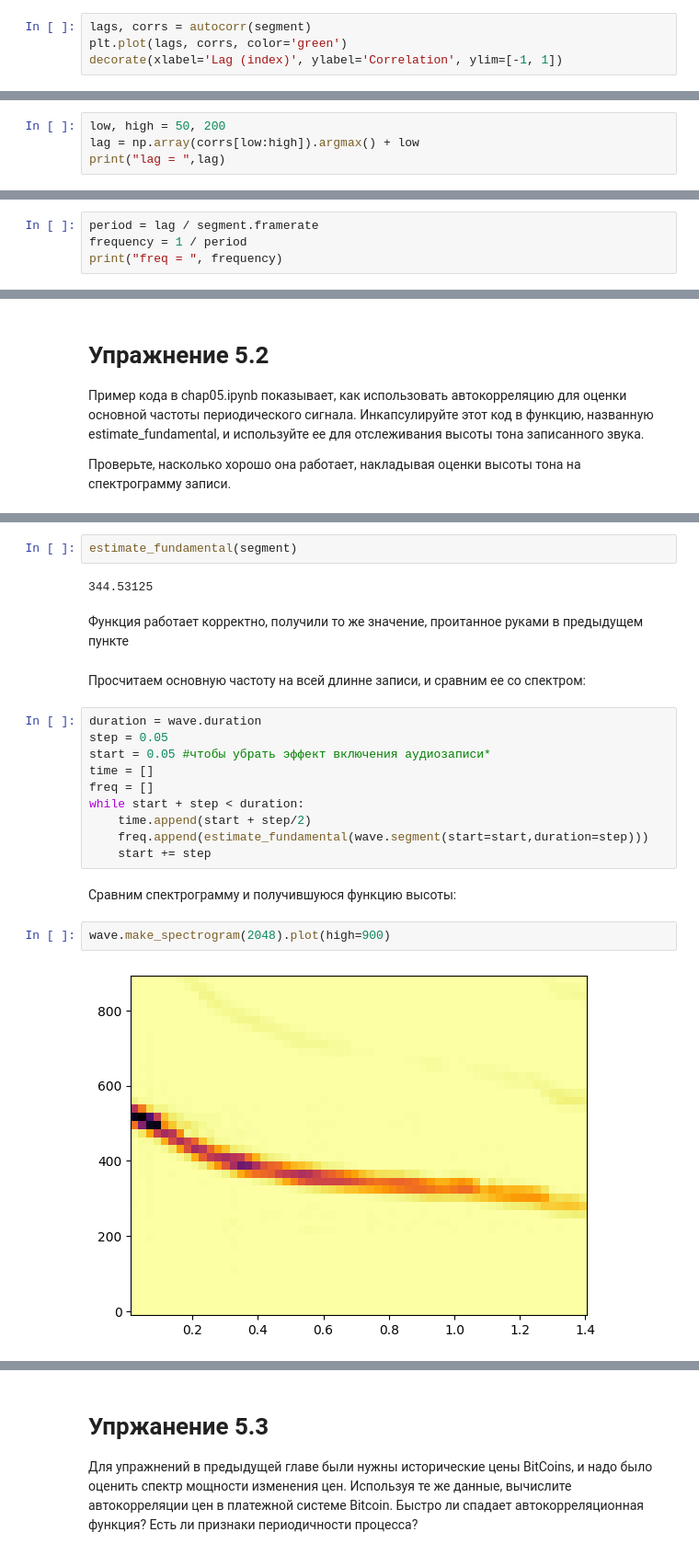
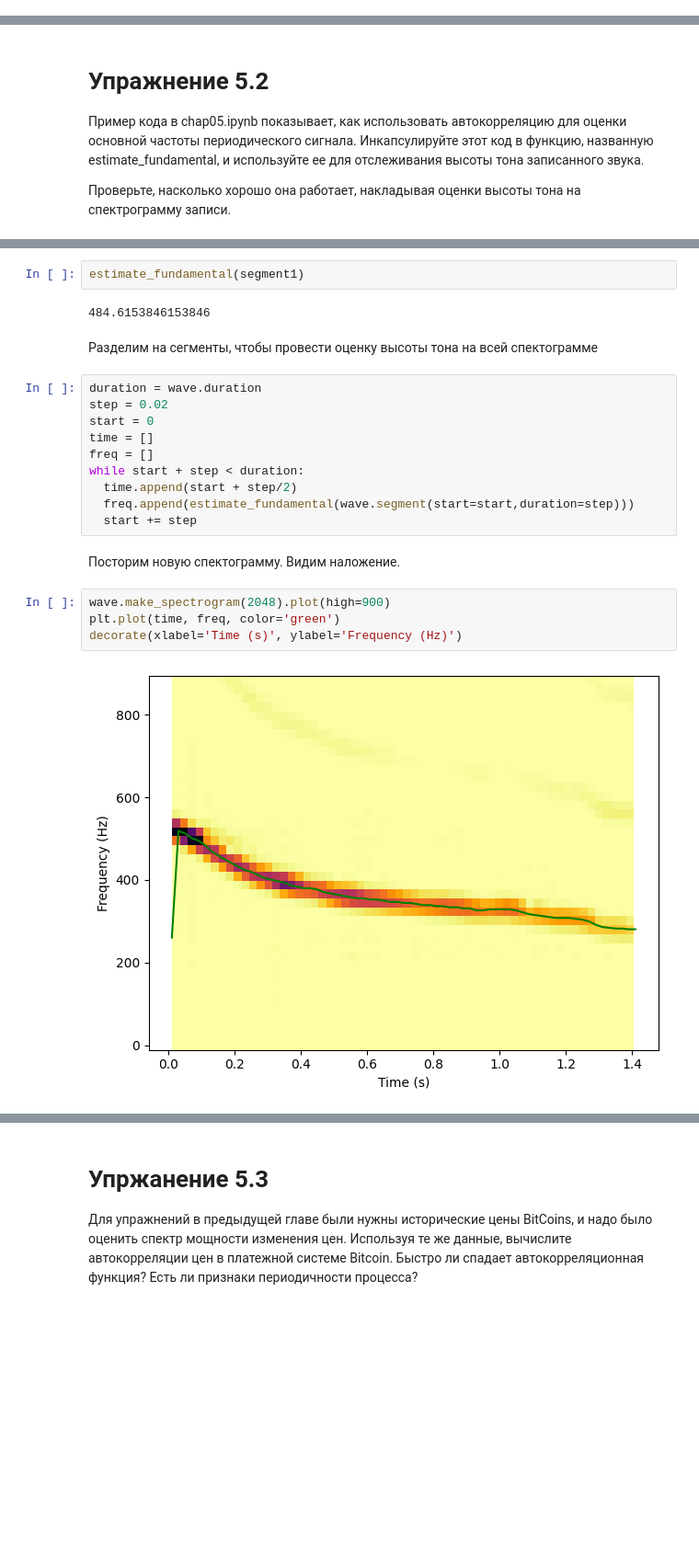
Before and after one commit to DmitReiCat/SPBSTU-Telecom-Labs, a Jupyter notebook: chap05/chap05.ipynb, the cells around one changed output, grey strips where cells are left out. Shown at 92% size. Drawn from its saved outputs; the diff is of its cells as text; blank space fills up the shorter version.

```diff
--- a/chap05/chap05.ipynb
+++ b/chap05/chap05.ipynb
@@ -95,4 +54,0 @@ segment.plot()
-# %%
-lags, corrs = autocorr(segment)
-plt.plot(lags, corrs, color='green')
-decorate(xlabel='Lag (index)', ylabel='Correlation', ylim=[-1, 1])
@@ -101,4 +54,0 @@ decorate(xlabel='Lag (index)', ylabel='Correlation', ylim=[-1, 1])
-# %%
-low, high = 50, 200
-lag = np.array(corrs[low:high]).argmax() + low
-print("lag = ",lag)
@@ -107,4 +54,0 @@ lag =  128
-# %%
-period = lag / segment.framerate
-frequency = 1 / period
-print("freq = ", frequency)
@@ -130,24 +131,24 @@ def estimate_fundamental(segment, low=50, high=200):
 # %%
-estimate_fundamental(segment)
+estimate_fundamental(segment1)
 # %% [output]
-344.53125
+484.6153846153846
-# %% [markdown]
-Функция работает корректно, получили то же значение, проитанное руками в предыдущем пункте
-# %% [markdown]
-Просчитаем основную частоту на всей длинне записи, и сравним ее со спектром:
+# %% [markdown]
+Разделим на сегменты, чтобы провести оценку высоты тона на всей спектограмме
 # %%
 duration = wave.duration
-step = 0.05
-start = 0.05 #чтобы убрать эффект включения аудиозаписи*
+step = 0.02
+start = 0
 time = []
 freq = []
 while start + step < duration:
-    time.append(start + step/2)
-    freq.append(estimate_fundamental(wave.segment(start=start,duration=step)))
-    start += step
+  time.append(start + step/2)
+  freq.append(estimate_fundamental(wave.segment(start=start,duration=step)))
+  start += step
-# %% [markdown]
-Сравним спектрограмму и получившуюся функцию высоты:
+# %% [markdown]
+Посторим новую спектограмму. Видим наложение.
 # %%
 wave.make_spectrogram(2048).plot(high=900)
+plt.plot(time, freq, color='green')
+decorate(xlabel='Time (s)', ylabel='Frequency (Hz)')
 # %% [output]
-[figure, old version]
+[figure, new version]
```
Also changed, not shown: parts of 29 cells of this notebook, 1 other file.
